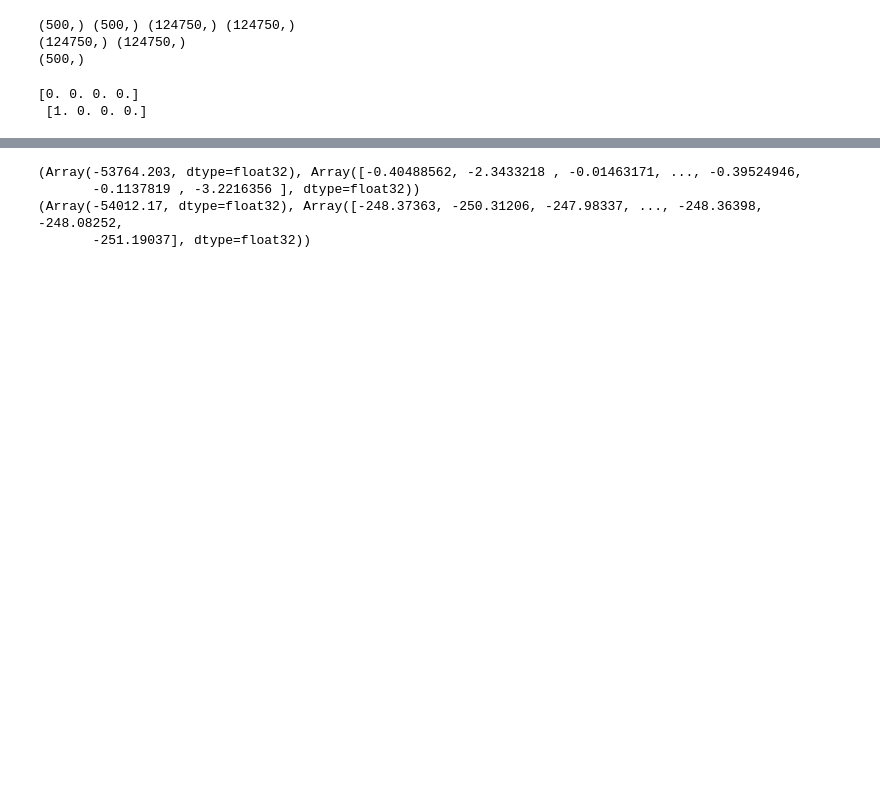
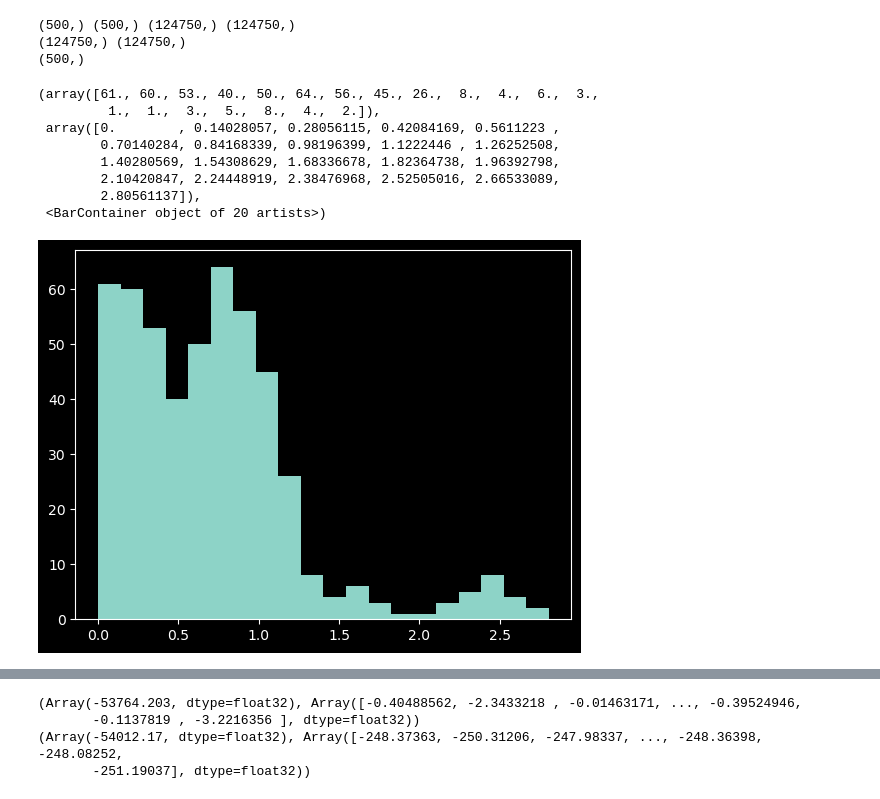
Before and after one commit to barwein/BayesProxyNets, a Jupyter notebook: src/test_discrete_sampling.ipynb, the cells around one changed output, grey strips where cells are left out. Saved outputs shown, nothing was run; the diff lists cells and outputs as text; code cells hidden in the pictures; blank space fills up the shorter version.

```diff
--- a/src/test_discrete_sampling.ipynb
+++ b/src/test_discrete_sampling.ipynb
@@ -61,9 +87,16 @@ print(Y.shape)
 (500,) (500,) (124750,) (124750,)
 (124750,) (124750,)
 (500,)
-# %%
-print(triu_star[1:5], "\n", triu_obs[1:5])
-# %% [output]
-[0. 0. 0. 0.]
- [1. 0. 0. 0.]
+# %%
+plt.hist(exposures, bins=20)
+# %% [output]
+(array([61., 60., 53., 40., 50., 64., 56., 45., 26.,  8.,  4.,  6.,  3.,
+         1.,  1.,  3.,  5.,  8.,  4.,  2.]),
+ array([0.        , 0.14028057, 0.28056115, 0.42084169, 0.5611223 ,
+        0.70140284, 0.84168339, 0.98196399, 1.1222446 , 1.26252508,
+        1.40280569, 1.54308629, 1.68336678, 1.82364738, 1.96392798,
+        2.10420847, 2.24448919, 2.38476968, 2.52505016, 2.66533089,
+        2.80561137]),
+ <BarContainer object of 20 artists>)
+[figure, added]
 # %%
```
Also changed, not shown: parts of 14 cells of this notebook.
